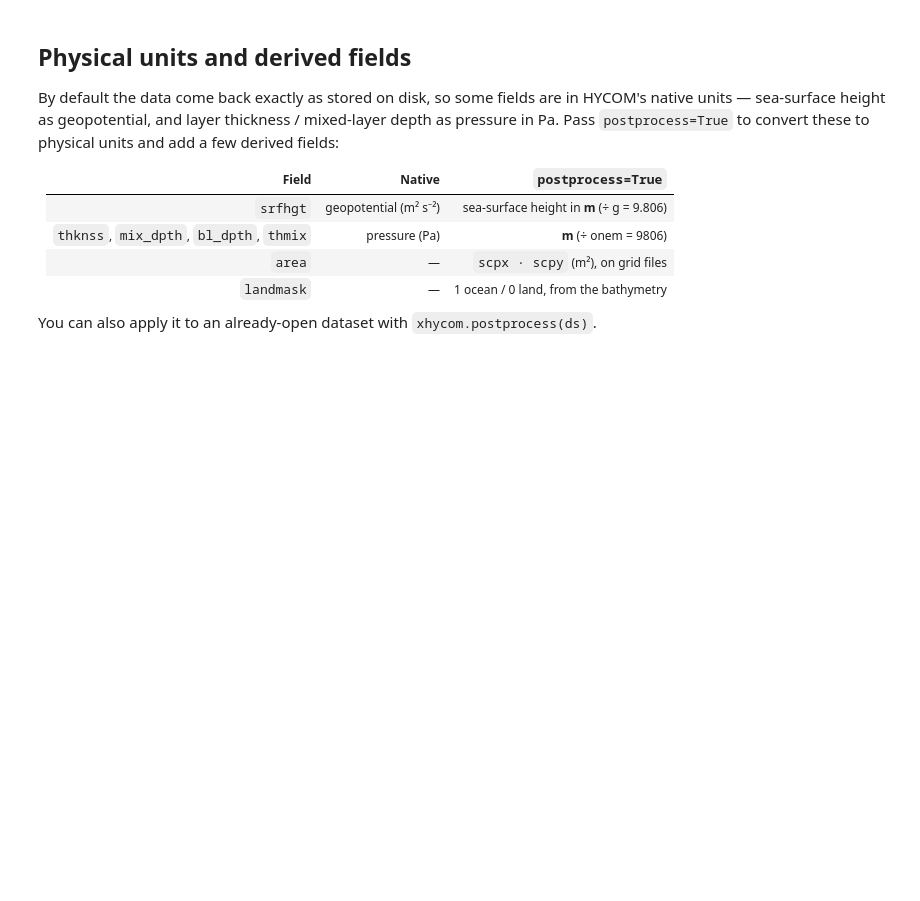
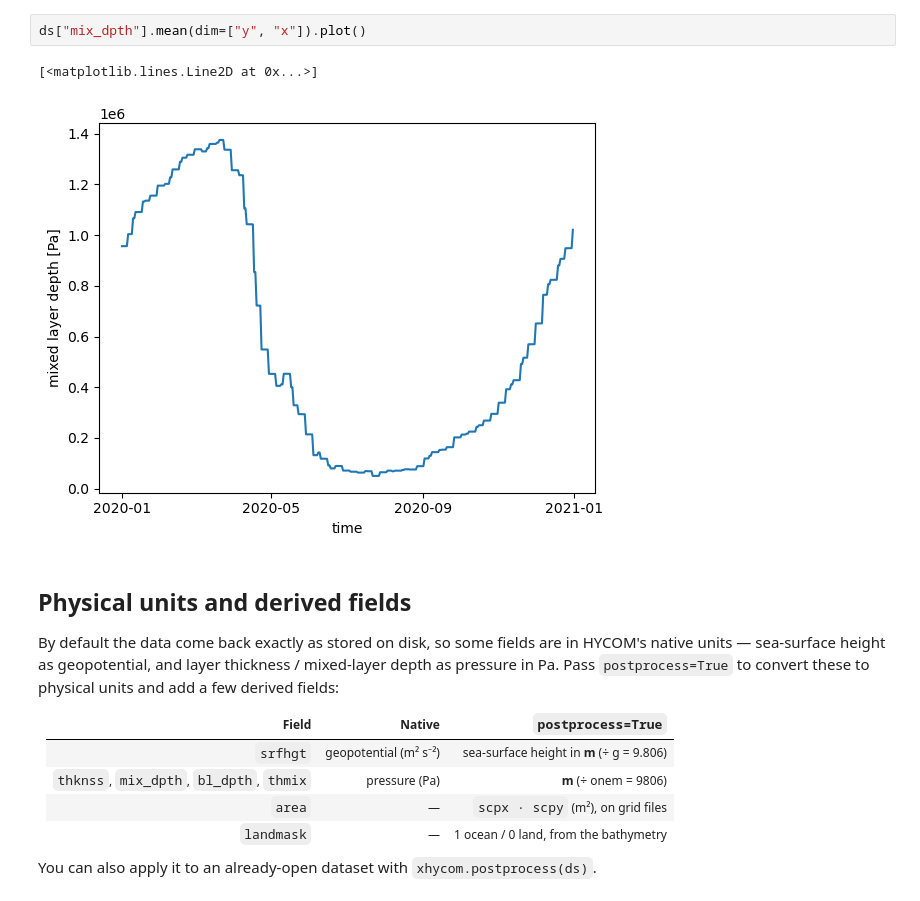
Before and after one commit to nansencenter/xhycom, a Jupyter notebook: docs/analysis.ipynb, the cells around one changed output. Drawn from its saved outputs; the diff is of its cells as text; blank space fills up the shorter version.

```diff
--- a/docs/analysis.ipynb
+++ b/docs/analysis.ipynb
@@ -16,3 +40,8 @@ ds = xhycom.open_mfdataset(DATA_PATH + "archm.*", grid=GRID_PATH,
+# %%
+ds["mix_dpth"].mean(dim=["y", "x"]).plot()
+# %% [output]
+[<matplotlib.lines.Line2D at 0x...>]
+[figure, added]
 # %% [markdown]
 ## Physical units and derived fields
 
```
Also changed, not shown: parts of 30 cells of this notebook.
